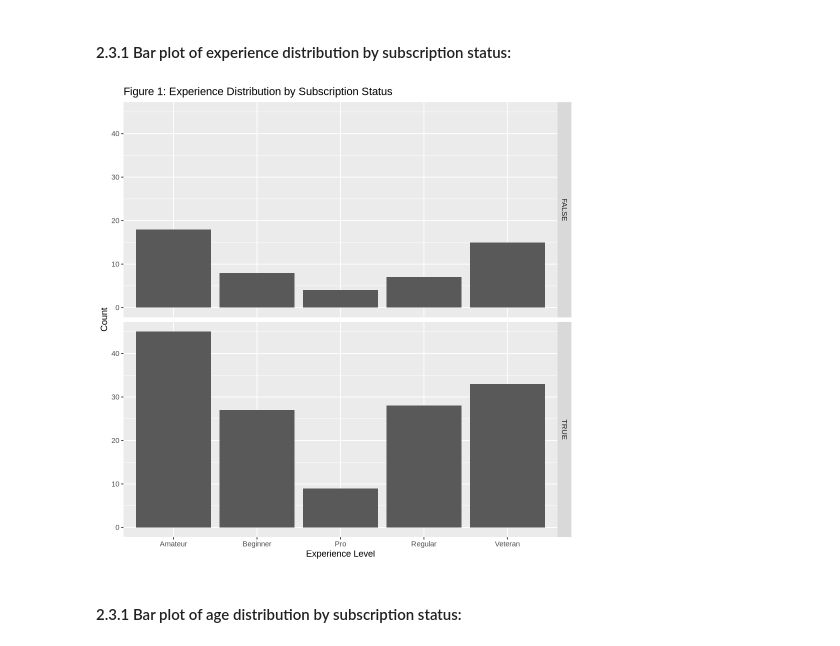
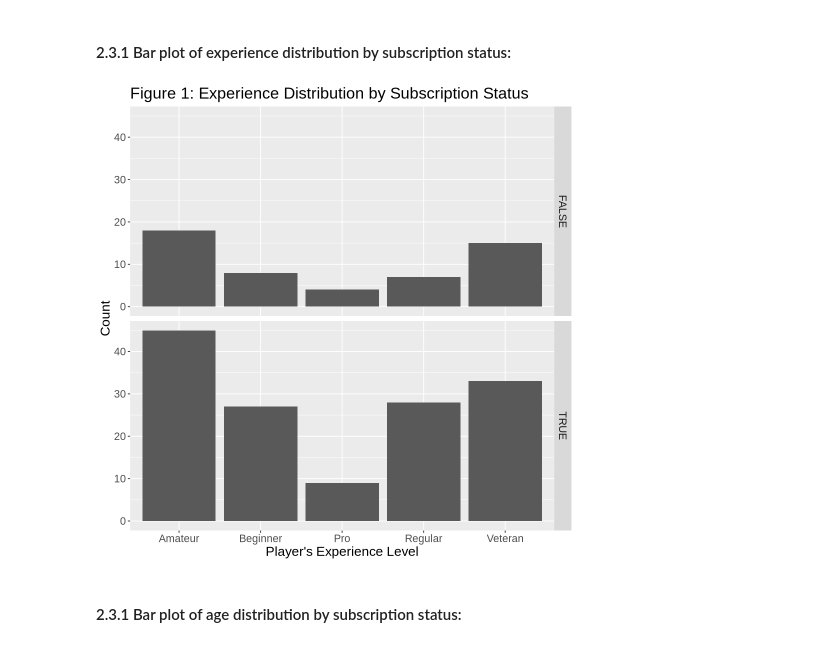
Before and after one commit to Sandyyyin/project_final_report, a Jupyter notebook: project_final_report_1.ipynb, the cells around one changed output. Drawn from its saved outputs; the diff is of its cells as text; code cells hidden in the pictures.

```diff
--- a/project_final_report_1.ipynb
+++ b/project_final_report_1.ipynb
@@ -154,17 +154,18 @@ Note: Keep in mind that for 'Subscription Status', TRUE = subscribed to game-rel
 # %%
 options(repr.plot.width = 8, repr.plot.height = 8)
 
 experi_subs <- wrangling_players_data |>
     ggplot(aes(x = experience)) +
     geom_bar() +
     facet_grid(subscribe ~ .) +
-    labs(x = "Experience Level",
+    labs(x = "Player's Experience Level",
          y = "Count",
-         title = "Figure 1: Experience Distribution by Subscription Status")
+         title = "Figure 1: Experience Distribution by Subscription Status")+
+    theme(text = element_text(size = 16))
 
 experi_subs
 # %% [output]
-[figure, old version]
+[figure, new version]
 # %% [markdown]
 #### 2.3.1 Bar plot of age distribution by subscription status:
 # %% [markdown]
```
Also changed, not shown: parts of 10 cells of this notebook.
